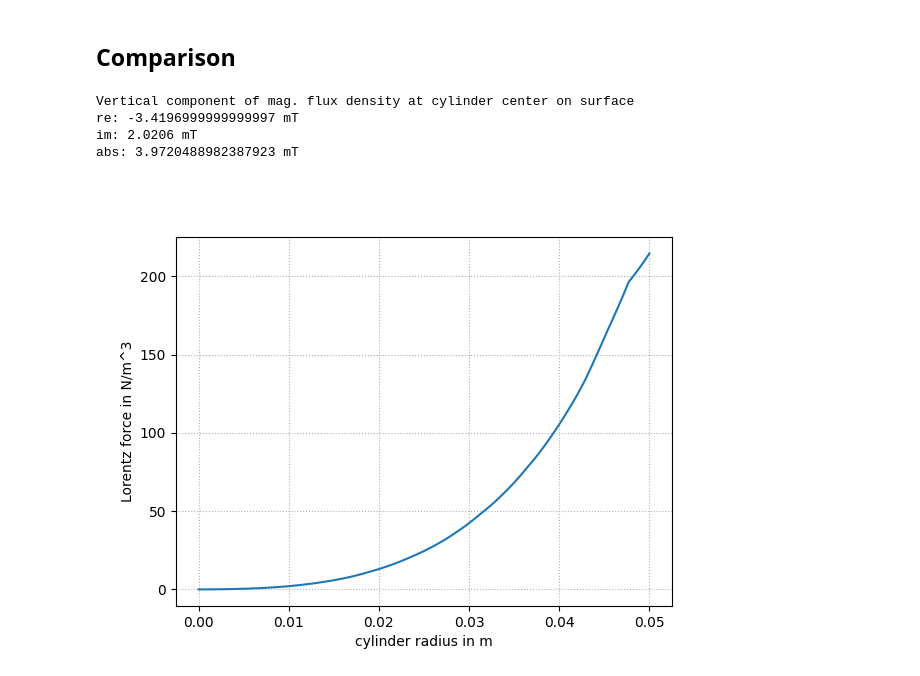
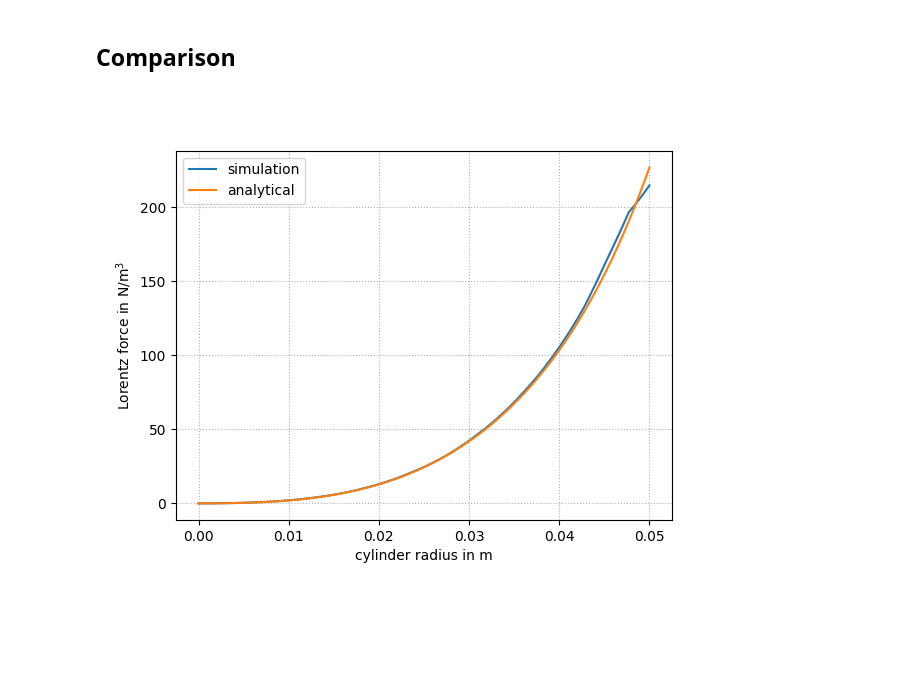
Before and after one commit to nemocrys/elmer-verification, a Jupyter notebook: Lorentz_force/evaluation.ipynb, the cells around one changed output. Saved outputs shown, nothing was run; the diff lists cells and outputs as text; code cells hidden in the pictures; blank space fills up the shorter version.

Commit message:
update evaluation of Lorentz force

```diff
--- a/Lorentz_force/evaluation.ipynb
+++ b/Lorentz_force/evaluation.ipynb
@@ -7,3 +18,15 @@ This is based on *K. Dadzis, Modeling of directional solidification of multicrys
+# %%
+omega = 2*np.pi*500
+sigma = 1e6
+mu_0 = 4*np.pi*1e-7
+
+def F_L_z(B_0, alpha, r):
+    gamma = (alpha**2 + 1j*sigma*mu_0*omega)**0.5
+    return alpha * omega * sigma * B_0**2 / (2*np.abs(gamma)**2) * np.abs(  jv(1, gamma*r) / jv(0, gamma*np.max(r))  )**2
+
+def F_L_r(B_0, alpha, r):
+    gamma = (alpha**2 + 1j*sigma*mu_0*omega)**0.5
+    return - omega*sigma*B_0**2 / (2*np.abs(gamma)**2) * np.imag(gamma * jv(0, gamma * r)* jv(1, np.conj(gamma) * r))/np.abs( jv(0, gamma*np.max(r)))**2
 # %% [markdown]
 ## Numerical simulation
 
@@ -10,0 +39,9 @@ See *simulation.py*. Data was extracted using ParaView *plot over line* and *sav
+# %%
+df_sorted = df_horizontal.sort_values("Points:0", ascending=False)
+print("Vertical component of mag. flux density at cylinder center on surface")
+B_re = df_sorted.iloc[0]["magnetic flux density re e:1"]
+B_im = df_sorted.iloc[0]["magnetic flux density im e:1"]
+B_0 = (B_re**2 + B_im**2)**0.5
+print("re:", B_re*1e3, "mT")
+print("im:", B_im*1e3, "mT")
+print("abs:", B_0*1e3, "mT")
@@ -24,13 +121,0 @@ df_vertical = df_vertical.sort_values("Points:1")
-# %%
-df_sorted = df_horizontal.sort_values("Points:0", ascending=False)
-print("Vertical component of mag. flux density at cylinder center on surface")
-B_re = df_sorted.iloc[0]["magnetic flux density re e:1"]
-B_im = df_sorted.iloc[0]["magnetic flux density im e:1"]
-print("re:", B_re*1e3, "mT")
-print("im:", B_im*1e3, "mT")
-print("abs:", (B_re**2 + B_im**2)**0.5*1e3, "mT")
-# %% [output]
-Vertical component of mag. flux density at cylinder center on surface
-re: -3.4196999999999997 mT
-im: 2.0206 mT
-abs: 3.9720488982387923 mT
@@ -79,8 +122,12 @@ df_vertical["alpha 2"] = alpha_2
 # %%
 fig, ax = plt.subplots()
-ax.plot(df_horizontal["Points:0"], df_horizontal["lorentz force"])
+ax.plot(df_horizontal["Points:0"], df_horizontal["lorentz force"], label="simulation")
+r = np.linspace(0, 0.05, 100)
+F_l = (F_L_r(B_0, alpha_mean, r)**2 + F_L_z(B_0, alpha_mean, r)**2)**0.5
+ax.plot(r, F_l, label="analytical")
 ax.set_xlabel("cylinder radius in m")
-ax.set_ylabel("Lorentz force in N/m^3")
+ax.set_ylabel("Lorentz force in N/$\mathrm{m}^3$")
 ax.grid(linestyle=":")
+ax.legend();
 # %% [output]
-[figure, old version]
+[figure, new version]
```
Also changed, not shown: parts of 13 cells of this notebook.
